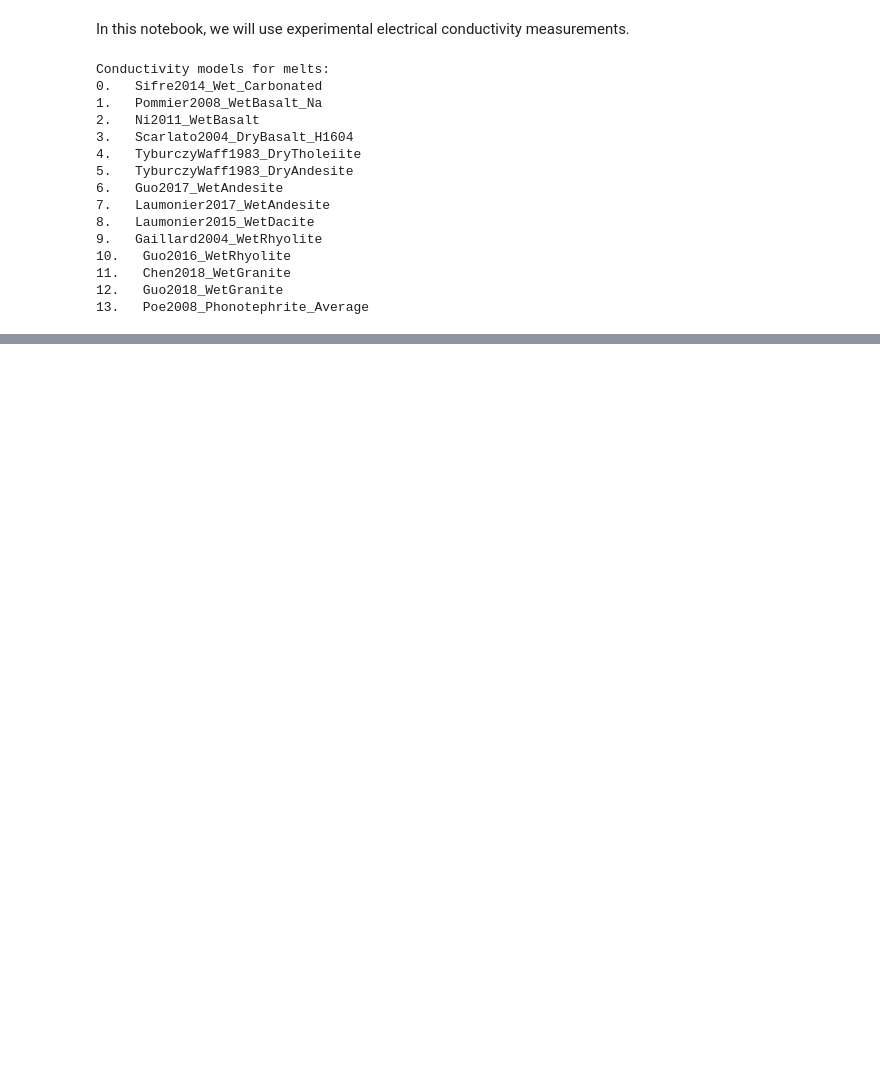
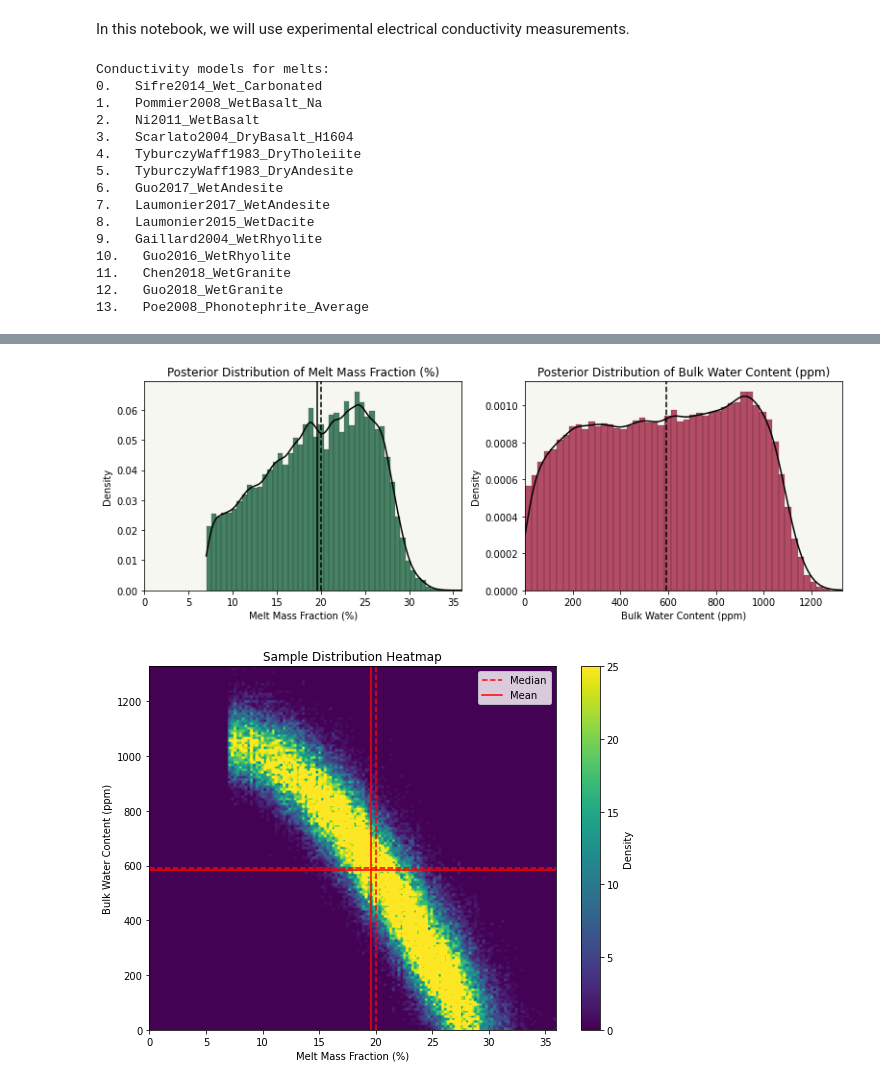
Before and after one commit to sinanozaydin/pide, a Jupyter notebook: examples/notebooks/11_Melt_Estimation.ipynb, the cells around one changed output, grey strips where cells are left out. Cells and saved outputs as stored; diff of their text form; code cells hidden in the pictures; blank space fills up the shorter version.

Commit message:
melt estimation notebook

```diff
--- a/examples/notebooks/11_Melt_Estimation.ipynb
+++ b/examples/notebooks/11_Melt_Estimation.ipynb
@@ -184,7 +260,7 @@ res_external = 10
 #Bounds for the search space.
 water_min = np.zeros(len(temperature))
 water_max = 3000.0 * np.ones(len(temperature))
-melt_min = 0.00 * np.ones(len(temperature))
+melt_min = 0.07 * np.ones(len(temperature))
 melt_max = 0.5 * np.ones(len(temperature))
 
 cond_external = [1.0/res_external]
@@ -193,7 +269,7 @@ initial_melt = 0.3
 initial_params = [[initial_water, initial_melt]]
 
 sigma = 0.025 * np.ones(len(temperature))#in log
-n_iterations = 500000
+n_iterations = 300000
 proposal_std = [200,0.25]
 burning = 10000
 
@@ -209,16 +285,5 @@ melt_samples = samples[0][:, 1]
 
 water_samples_all = samples_all[0][:, 0]
 melt_samples_all = samples_all[0][:, 1]
-
-plot_posterior_distribution_two_params(data_param_1 = melt_samples*1e2,data_param_2 = water_samples,
-                                    file_name = f"melt_frac_distr.png",save = False)
-
-
-plot_posterior_distribution_heatmap_two_params(data_param_1 = melt_samples*1e2,
-data_param_2 = water_samples, param_1_min = 0, param_1_max = np.amax(melt_samples_all)*1e2,
-param_2_min = 0, param_2_max = np.amax(water_samples_all),
-param1_name = 'Melt Fraction (%)',
-param2_name = "Water Content (ppm)",
-file_name = f"melt_frac_solution.png",save = False)
 # %% [output]
 Monte-Carlo loop is started
@@ -242,0 +314,14 @@ Acceptence rate is good size: - Acceptance Rate: 0.237 - Completed :% 100
+# %%
+plot_posterior_distribution_two_params(data_param_1 = melt_samples*1e2,data_param_2 = water_samples,
+                                    param1_name = 'Melt Mass Fraction (%)', param2_name = 'Bulk Water Content (ppm)',
+                                    fig_size = (13,4),figsave = False)
+
+plot_posterior_distribution_heatmap_two_params(data_param_1 = melt_samples*1e2,
+data_param_2 = water_samples, param_1_min = 0, param_1_max = np.amax(melt_samples*1e2),
+param_2_min = 0, param_2_max = np.amax(water_samples_all),
+param1_name = 'Melt Mass Fraction (%)',
+param2_name = "Bulk Water Content (ppm)",
+file_name = f"melt_frac_solution.png",save = False)
+# %% [output]
+[figure, added]
+[figure, added]
```
Also changed, not shown: parts of 11 cells of this notebook, 2 other files.
